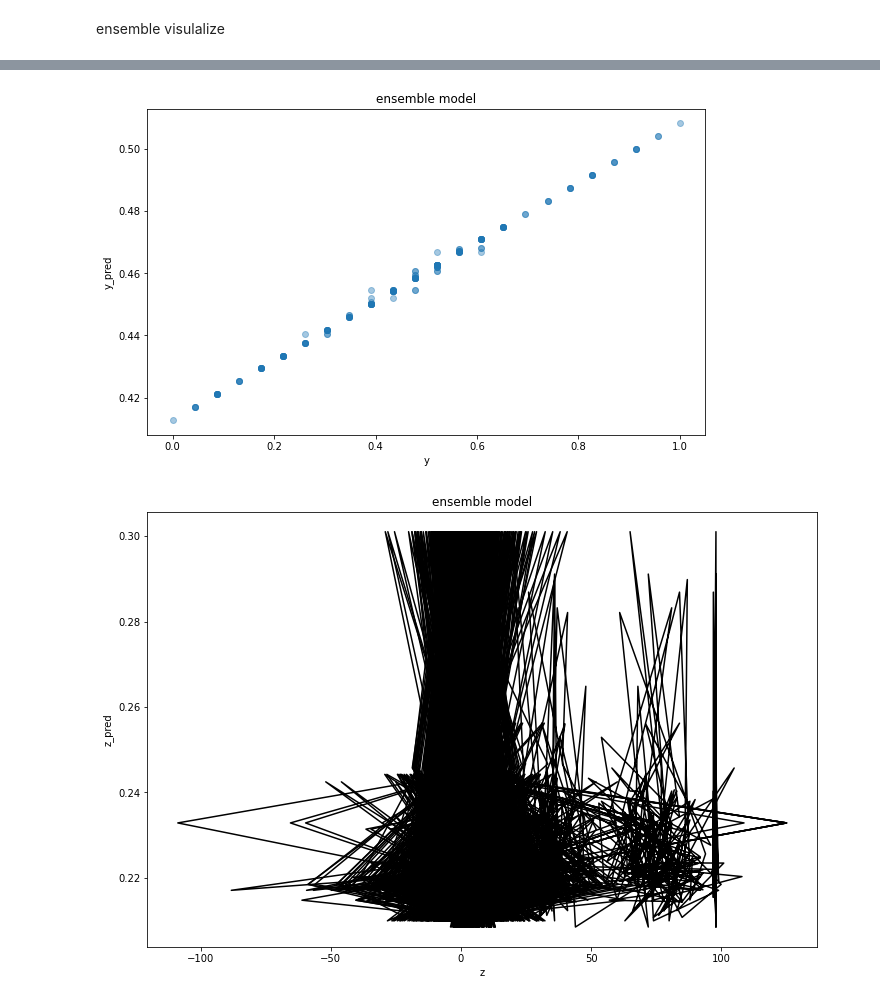
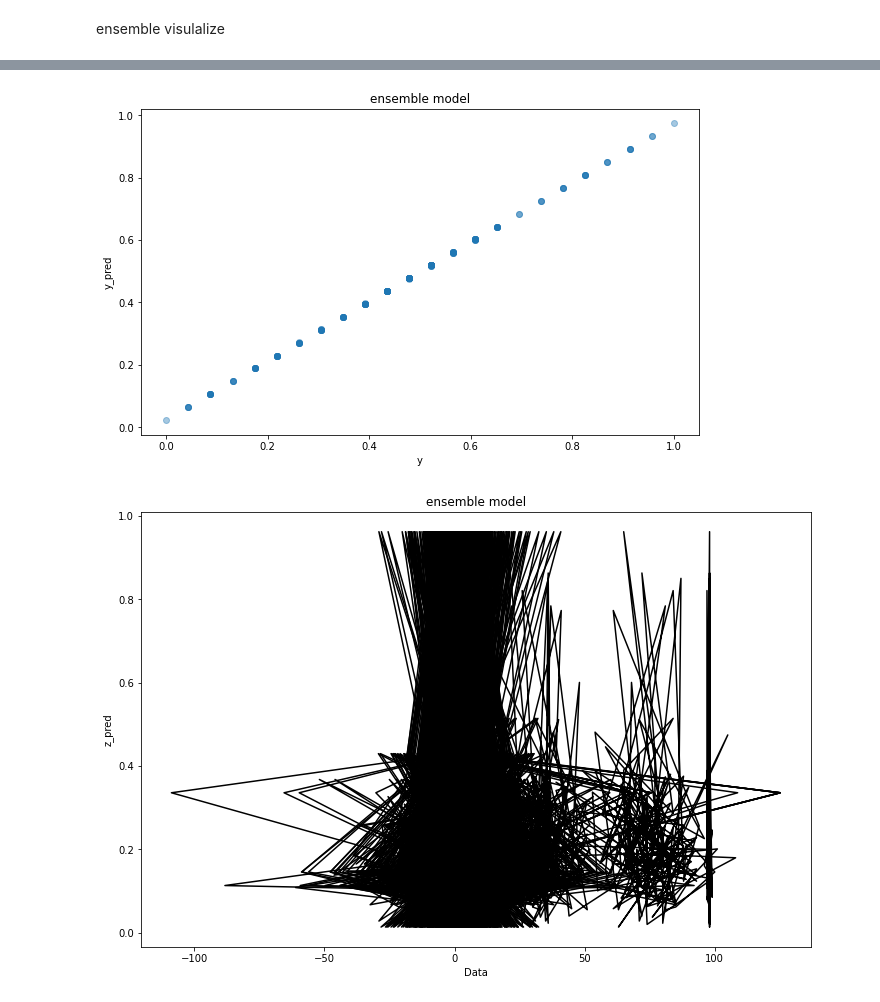
Before and after one commit to hanbuck30/Regression-about-neural-Data, a Jupyter notebook: svm_regre.ipynb, the cells around one changed output, grey strips where cells are left out. Drawn from its saved outputs; the diff is of its cells as text; code cells hidden in the pictures.

```diff
--- a/svm_regre.ipynb
+++ b/svm_regre.ipynb
@@ -97,8 +84,8 @@ array([0.09689215])
 # %% [markdown]
 # svm_Regression
 # %%
-svm_regression_y =svm.SVR(kernel="poly", degree=2, C=1, epsilon=0.01,gamma='auto')
-svm_regression_z =svm.SVR(kernel="poly", degree=2, C=1, epsilon=0.01,gamma='auto')
+svm_regression_y =svm.SVR(kernel="poly", degree=3, C=1, epsilon=0.01,gamma='auto')
+svm_regression_z =svm.SVR(kernel="poly", degree=3, C=1, epsilon=0.01,gamma='auto')
 svm_regression_y.fit(x_train, y)
 svm_regression_z.fit(x_train, z)
 y_pred_svm = svm_regression_y.predict(x_train)
@@ -158,6 +145,8 @@ emsemble Regression
 # %%
-gbrt_y = GradientBoostingRegressor(max_depth=10, n_estimators=100, learning_rate=1e-2, random_state=42)
-gbrt_z = GradientBoostingRegressor(max_depth=10, n_estimators=100, learning_rate=1e-2, random_state=42)
+gbrt_y = GradientBoostingRegressor(max_depth=10, n_estimators=300, learning_rate=1e-2, random_state=42)
+gbrt_z = GradientBoostingRegressor(max_depth=10, n_estimators=300, learning_rate=1e-2, random_state=42)
 gbrt_y.fit(x_train, y.values.ravel())
 gbrt_z.fit(x_train, z.values.ravel())
+mse_y=mean_squared_error(y,gbrt_y.predict(x_train))
+print("The mean squared error (MSE) on test set: {:.4f}".format(mse_y))
 # %% [output]
@@ -246,17 +302,17 @@ plt.xlabel("y")
 plt.ylabel("y_pred")
 plt.show()
 # %% [output]
-[figure, old version]
+[figure, new version]
 # %%
 fig = plt.figure()
 fig.set_size_inches(12,8)
 plt.plot(x_train, z_pred_ensemble,"k-")
 plt.title("ensemble model")
-plt.xlabel("z")
+plt.xlabel("Data")
 plt.ylabel("z_pred")
 plt.show()
 # %% [output]
-[figure, old version]
+[figure, new version]
 # %%
 fig = plt.figure()
 fig.set_size_inches(10,6)
```
Also changed, not shown: parts of 32 cells of this notebook.
